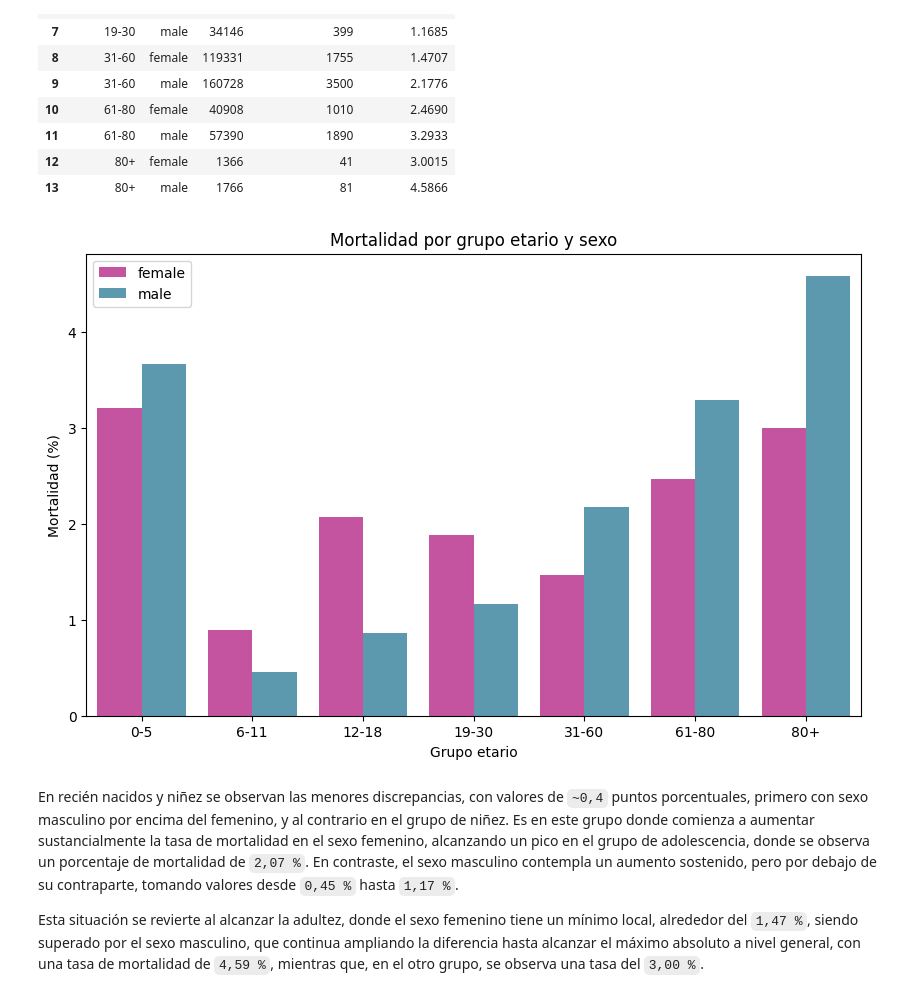
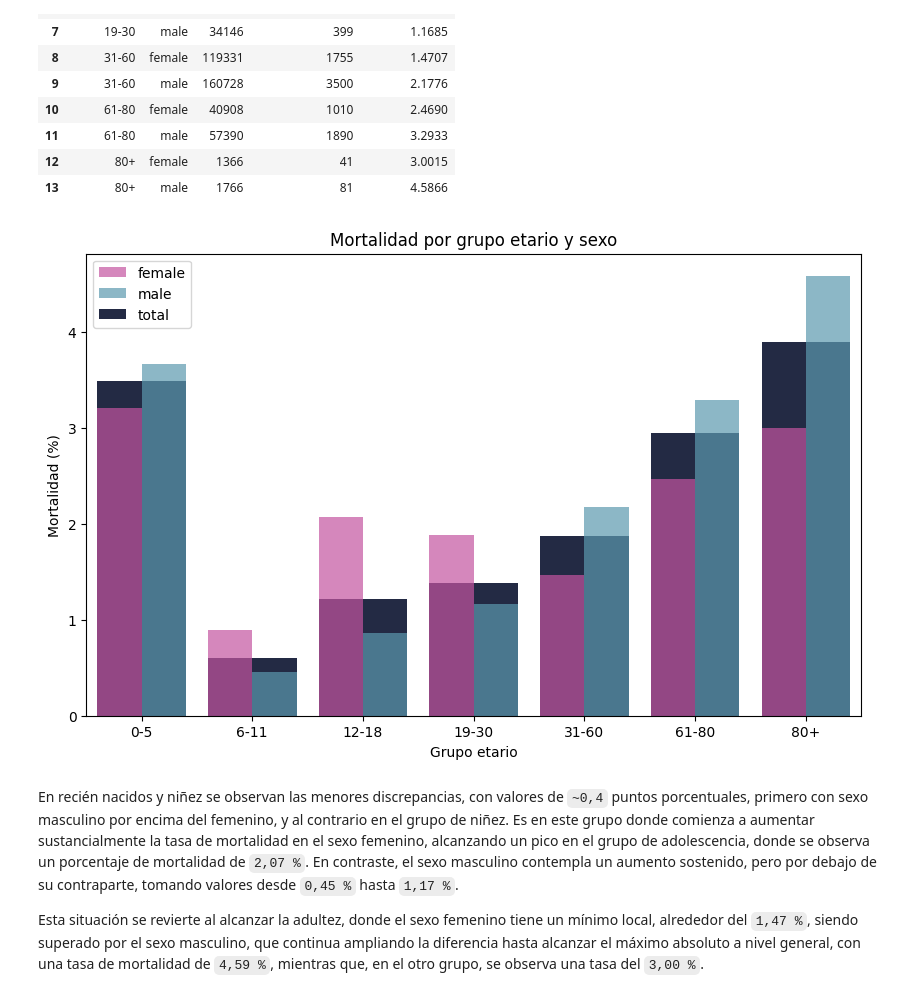
Before and after one commit to thomas-sagredo/NTR-Arogyaseva-analysis, a Jupyter notebook: notebooks/03_exploración.ipynb, the cells around one changed output. Drawn from its saved outputs; the diff is of its cells as text; code cells hidden in the pictures.

```diff
--- a/notebooks/03_exploración.ipynb
+++ b/notebooks/03_exploración.ipynb
@@ -34,6 +108,15 @@ yes     10122
 Name: count, dtype: int64
 # %%
 df["mortality"] = df["mortality y / n"].map({"yes": 1, "no": 0})
+# %%
+def mortality_groups(df:pd.DataFrame, groupby:str | list[str], sortby:str | None = "mortality_pct") -> pd.DataFrame:
+    results = df.groupby(groupby, observed=True)["mortality"].agg(["count", "sum", "mean"]).reset_index()
+    results.rename(columns={"count": "n_rows", "sum": "mortality_count", "mean": "mortality_pct"}, inplace=True)
+    results["mortality_pct"] *= 100
+    if sortby:
+        results.sort_values(sortby, ascending=False, inplace=True)
+    display(results)
+    return results
 # %% [markdown]
 ### Mortalidad vs is_child
 # %%
@@ -77,10 +160,7 @@ df["age_group"] = pd.cut(
     labels=["0-5", "6-11", "12-18", "19-30", "31-60", "61-80", "80+"]
 )
 # %%
-mortality_by_age_group = df.groupby("age_group", observed=True)["mortality"].agg(["count", "sum", "mean"]).reset_index()
-mortality_by_age_group.rename(columns={"count": "n_rows", "sum": "mortality_count", "mean": "mortality_pct"}, inplace=True)
-mortality_by_age_group["mortality_pct"] *= 100
-mortality_by_age_group
+mortality_by_age_group = mortality_groups(df, "age_group", sortby=None)
 # %% [output]
 |  | age_group | n_rows | mortality_count | mortality_pct |
 | 0 | 0-5 | 27130 | 946 | 3.4869 |
@@ -105,10 +185,7 @@ alta mortalidad en recién nacidos y adultos mayores. comportamiento ascendente
 # %% [markdown]
 ### Mortalidad vs edad y sexo
 # %%
-mortality_by_age_group_and_sex = df.groupby(["age_group", "sex"], observed=True)["mortality"].agg(["count", "sum", "mean"]).reset_index()
-mortality_by_age_group_and_sex.rename(columns={"count": "n_rows", "sum": "mortality_count", "mean": "mortality_pct"}, inplace=True)
-mortality_by_age_group_and_sex["mortality_pct"] *= 100
-mortality_by_age_group_and_sex
+mortality_by_age_group_and_sex = mortality_groups(df, ["age_group", "sex"], sortby=None)
 # %% [output]
 |  | age_group | sex | n_rows | mortality_count | mortality_pct |
 | 0 | 0-5 | female | 10715 | 344 | 3.2105 |
@@ -127,15 +204,16 @@ mortality_by_age_group_and_sex
 | 13 | 80+ | male | 1766 | 81 | 4.5866 |
 # %%
 plt.figure(figsize=(10, 6))
-sns.barplot(data=mortality_by_age_group_and_sex, x="age_group", y="mortality_pct", hue="sex", palette={"female": "#D741A7", "male": "#4E9FBD"})
+sns.barplot(data=mortality_by_age_group, x="age_group", y="mortality_pct", color="#1E2749", label="total")
+sns.barplot(data=mortality_by_age_group_and_sex, x="age_group", y="mortality_pct", hue="sex", palette={"female": "#D741A7", "male": "#4E9FBD"}, alpha=0.7)
 plt.title("Mortalidad por grupo etario y sexo")
 plt.xlabel("Grupo etario")
 plt.ylabel("Mortalidad (%)")
 plt.legend()
 plt.savefig("figures/02_mortalidad_por_grupo_etario_y_sexo.png", bbox_inches="tight")
 plt.show()
 # %% [output]
-[figure, old version]
+[figure, new version]
 # %% [markdown]
 En recién nacidos y niñez se observan las menores discrepancias, con valores de `~0,4` puntos porcentuales, primero con sexo masculino por encima del femenino, y al contrario en el grupo de niñez. Es en este grupo donde comienza a aumentar sustancialmente la tasa de mortalidad en el sexo femenino, alcanzando un pico en el grupo de adolescencia, donde se observa un porcentaje de mortalidad de `2,07 %`. En contraste, el sexo masculino contempla un aumento sostenido, pero por debajo de su contraparte, tomando valores desde `0,45 %` hasta `1,17 %`.
 
```
Also changed, not shown: parts of 46 cells of this notebook.
